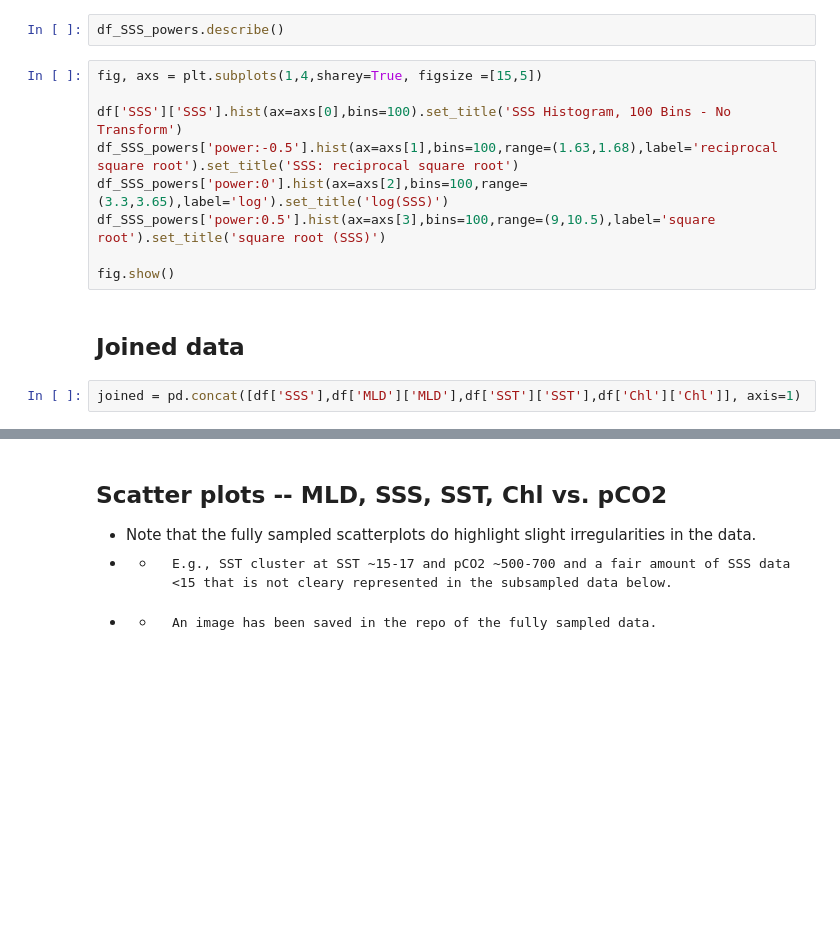
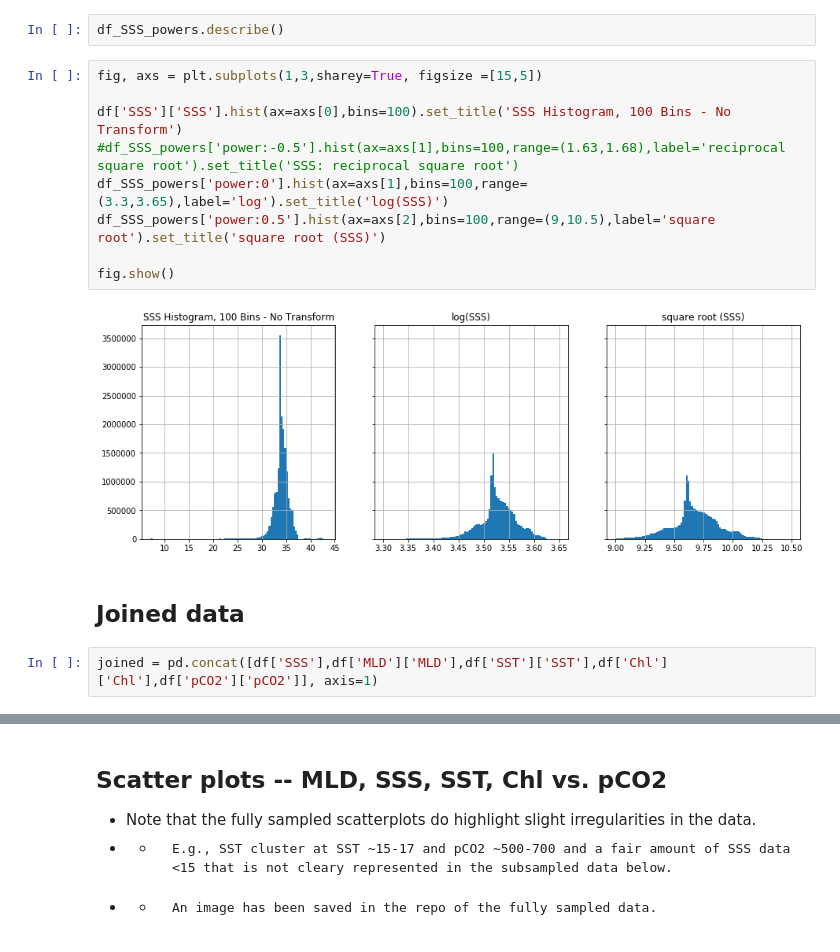
Before and after one commit to manksh/ocean-co2-absorption, a Jupyter notebook: notebooks/CG_edav.ipynb, the cells around one changed output, grey strips where cells are left out. Drawn from its saved outputs; the diff is of its cells as text; blank space fills up the shorter version.

```diff
--- a/notebooks/CG_edav.ipynb
+++ b/notebooks/CG_edav.ipynb
@@ -316,18 +320,20 @@ fig.show()
 # %%
 df_SSS_powers.describe()
 # %%
-fig, axs = plt.subplots(1,4,sharey=True, figsize =[15,5])
+fig, axs = plt.subplots(1,3,sharey=True, figsize =[15,5])
 
 df['SSS']['SSS'].hist(ax=axs[0],bins=100).set_title('SSS Histogram, 100 Bins - No Transform')
-df_SSS_powers['power:-0.5'].hist(ax=axs[1],bins=100,range=(1.63,1.68),label='reciprocal square root').set_title('SSS: reciprocal square root')
-df_SSS_powers['power:0'].hist(ax=axs[2],bins=100,range=(3.3,3.65),label='log').set_title('log(SSS)')
-df_SSS_powers['power:0.5'].hist(ax=axs[3],bins=100,range=(9,10.5),label='square root').set_title('square root (SSS)')
+#df_SSS_powers['power:-0.5'].hist(ax=axs[1],bins=100,range=(1.63,1.68),label='reciprocal square root').set_title('SSS: reciprocal square root')
+df_SSS_powers['power:0'].hist(ax=axs[1],bins=100,range=(3.3,3.65),label='log').set_title('log(SSS)')
+df_SSS_powers['power:0.5'].hist(ax=axs[2],bins=100,range=(9,10.5),label='square root').set_title('square root (SSS)')
 
 fig.show()
+# %% [output]
+[figure, added]
 # %% [markdown]
 ## Joined data
 # %%
-joined = pd.concat([df['SSS'],df['MLD']['MLD'],df['SST']['SST'],df['Chl']['Chl']], axis=1)
+joined = pd.concat([df['SSS'],df['MLD']['MLD'],df['SST']['SST'],df['Chl']['Chl'],df['pCO2']['pCO2']], axis=1)
 # %%
 joined.head()
 # %% [output]
```
Also changed, not shown: parts of 10 cells of this notebook, 4 other files.
